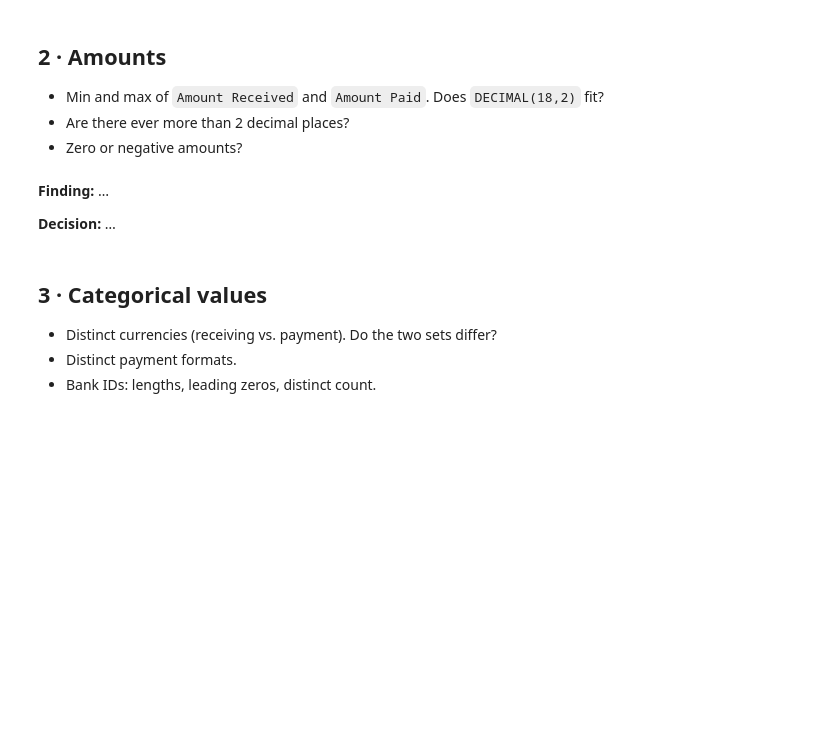
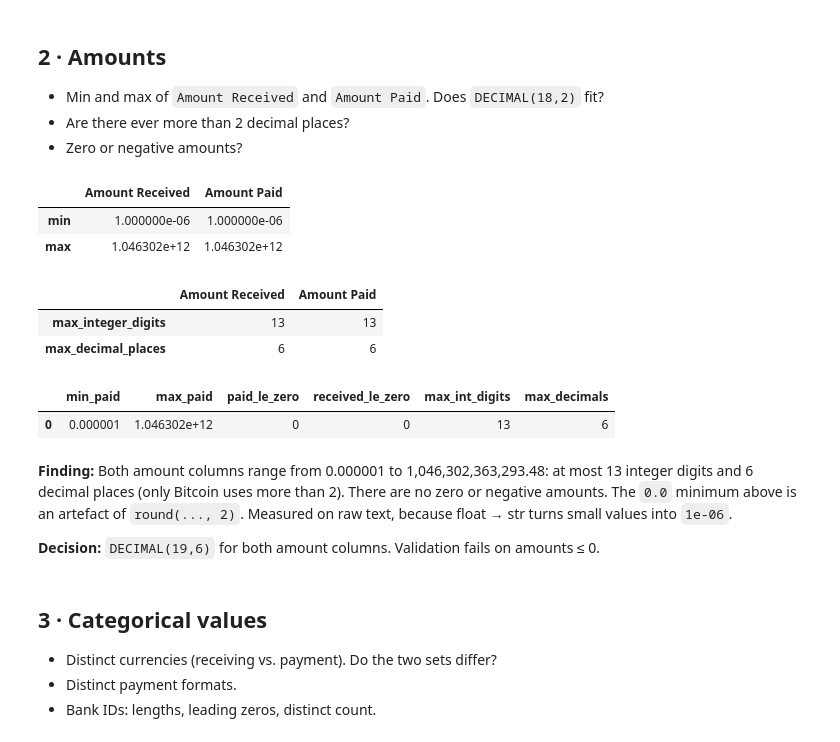
Before and after one commit to powerzarse/AML_Layerwatch, a Jupyter notebook: notebooks/01_raw_data_profiling.ipynb, the cells around one changed output. Saved outputs shown, nothing was run; the diff lists cells and outputs as text; code cells hidden in the pictures; blank space fills up the shorter version.

```diff
--- a/notebooks/01_raw_data_profiling.ipynb
+++ b/notebooks/01_raw_data_profiling.ipynb
@@ -36,10 +102,51 @@ TRANS_CSV.exists(), PATTERNS_TXT.exists(), ACCOUNTS_CSV.exists()
 - Min and max of `Amount Received` and `Amount Paid`. Does `DECIMAL(18,2)` fit?
 - Are there ever more than 2 decimal places?
 - Zero or negative amounts?
-# %% [markdown]
-**Finding:** …
-
-**Decision:** …
+# %%
+# Min/max as parsed floats (no rounding: round(..., 2) showed 0.0 for the 0.000001 minimum)
+transaction[["Amount Received", "Amount Paid"]].agg(["min", "max"])
+# %% [output]
+|  | Amount Received | Amount Paid |
+| min | 1.000000e-06 | 1.000000e-06 |
+| max | 1.046302e+12 | 1.046302e+12 |
+# %%
+# Digits before/after the decimal point, measured on the raw text of both amount columns
+amounts_raw = pd.read_csv(TRANS_CSV, usecols=["Amount Received", "Amount Paid"], dtype=str)
+
+digits = pd.DataFrame(
+    {
+        column: {
+            "max_integer_digits": parts[0].str.len().max(),
+            "max_decimal_places": parts[1].str.len().max(),
+        }
+        for column in amounts_raw.columns
+        for parts in [amounts_raw[column].str.split(".", expand=True)]
+    }
+)
+digits
+# %% [output]
+|  | Amount Received | Amount Paid |
+| max_integer_digits | 13 | 13 |
+| max_decimal_places | 6 | 6 |
+# %%
+# Amounts measured on raw text (float -> str would turn small values into "1e-06")
+con.sql("""
+    SELECT
+        min("Amount Paid"::DOUBLE)                         AS min_paid,
+        max("Amount Paid"::DOUBLE)                         AS max_paid,
+        count(*) FILTER ("Amount Paid"::DOUBLE <= 0)       AS paid_le_zero,
+        count(*) FILTER ("Amount Received"::DOUBLE <= 0)   AS received_le_zero,
+        max(length(split_part("Amount Paid", '.', 1)))     AS max_int_digits,
+        max(length(split_part("Amount Paid", '.', 2)))     AS max_decimals
+    FROM raw_text
+""").df()
+# %% [output]
+|  | min_paid | max_paid | paid_le_zero | received_le_zero | max_int_digits | max_decimals |
+| 0 | 0.000001 | 1.046302e+12 | 0 | 0 | 13 | 6 |
+# %% [markdown]
+**Finding:** Both amount columns range from 0.000001 to 1,046,302,363,293.48: at most 13 integer digits and 6 decimal places (only Bitcoin uses more than 2). There are no zero or negative amounts. The `0.0` minimum above is an artefact of `round(..., 2)`. Measured on raw text, because float → str turns small values into `1e-06`.
+
+**Decision:** `DECIMAL(19,6)` for both amount columns. Validation fails on amounts ≤ 0.
 # %% [markdown]
 ## 3 · Categorical values
 
```
Also changed, not shown: parts of 28 cells of this notebook, 7 other files.
